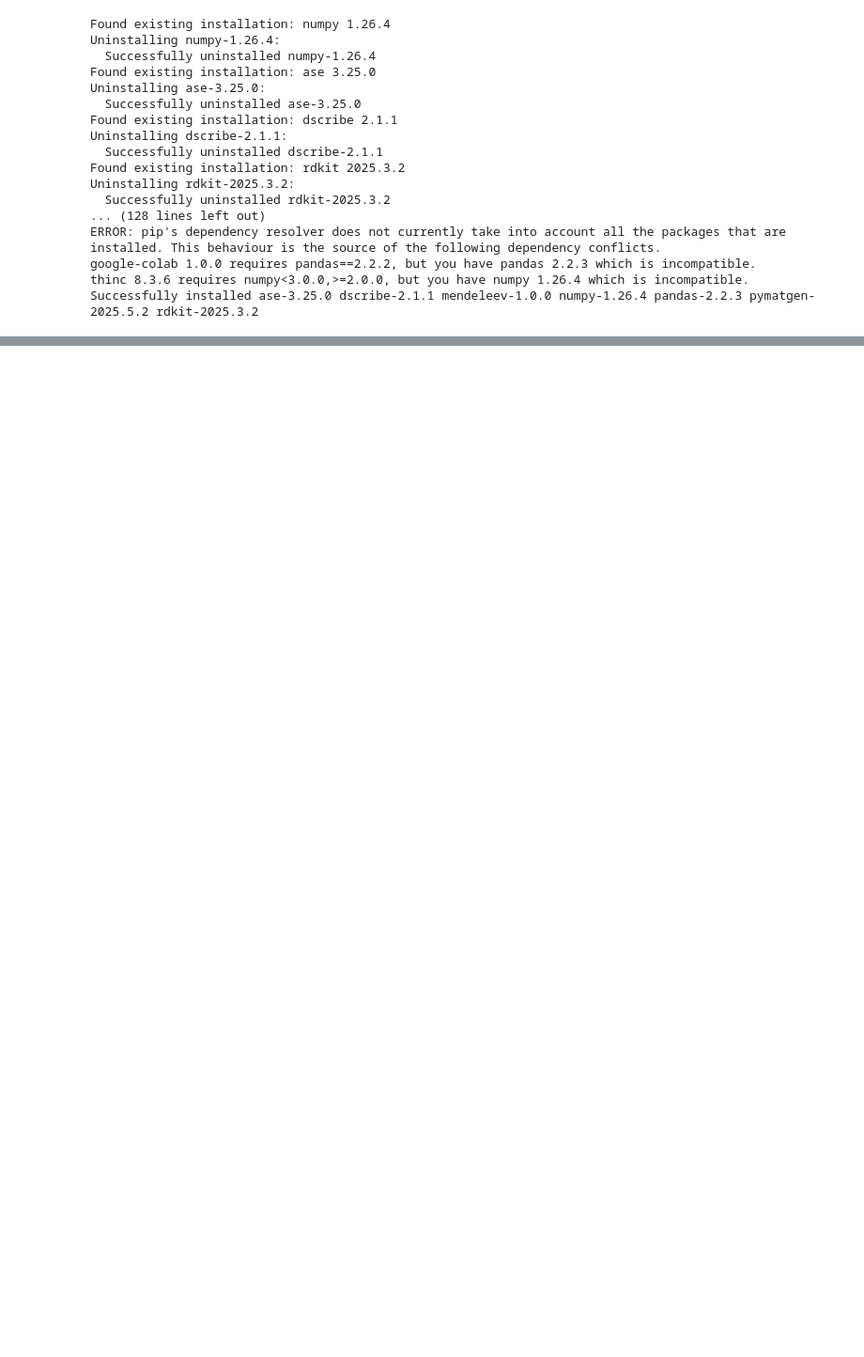
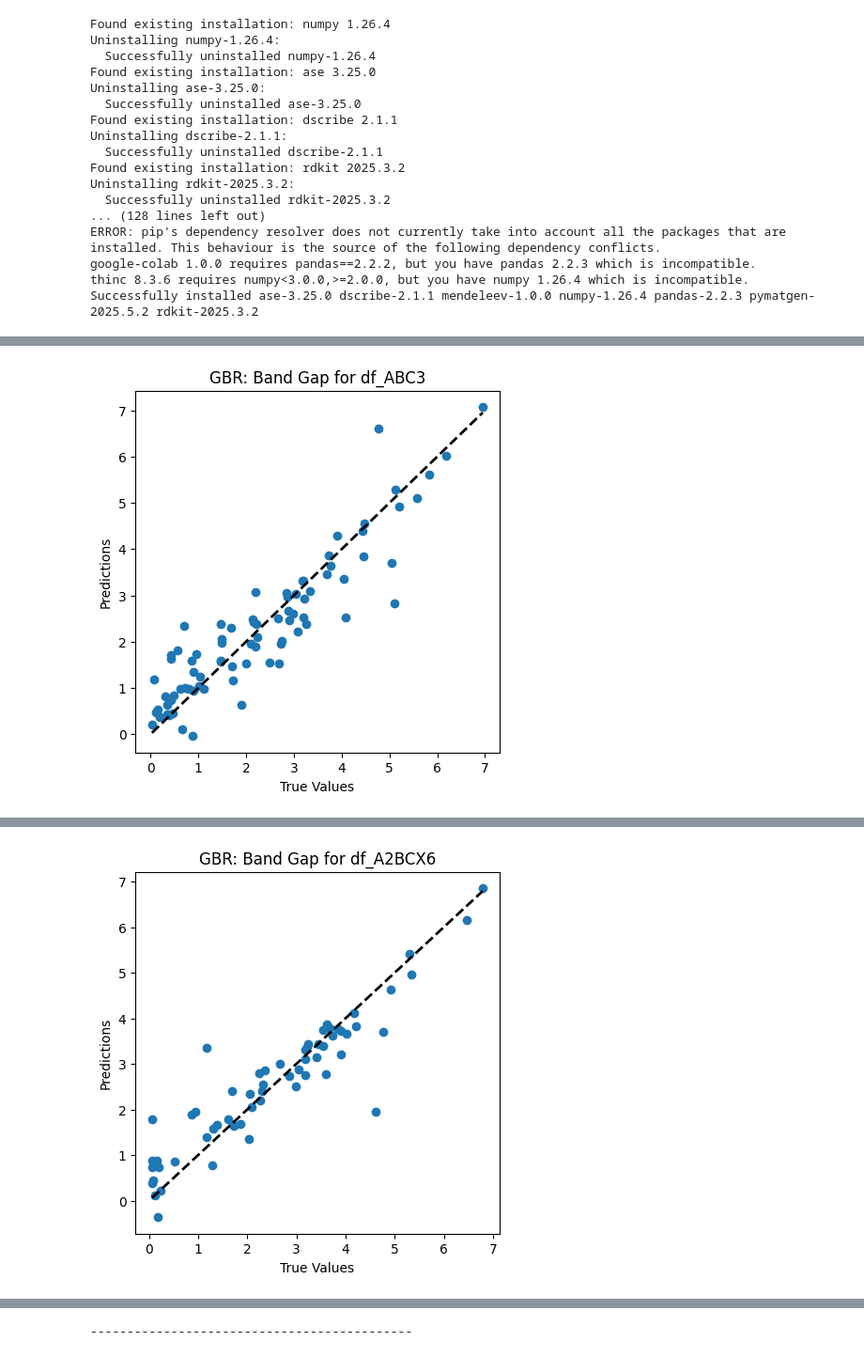
Before and after one commit to goetzdominik/Digichem, a Jupyter notebook: digichem_combined_24_05_2025.ipynb, the cells around one changed output, grey strips where cells are left out. Shown at 94% size. Saved outputs shown, nothing was run; the diff lists cells and outputs as text; code cells hidden in the pictures; blank space fills up the shorter version.

```diff
--- a/digichem_combined_24_05_2025.ipynb
+++ b/digichem_combined_24_05_2025.ipynb
@@ -674,11 +750,15 @@ from sklearn.model_selection import GridSearchCV
 # %%
-# Assign the 'band_gap' column to y and drop it from X
-y = dfs_with_properties[2]['band_gap']
-X = dfs_with_properties[2].drop('band_gap', axis=1)
+#define function to get X and y from a dataframe
+def get_X_y(df):
+  # Assign the 'band_gap' column to y and drop it from X
+  y = df['band_gap']
+  X = df.drop('band_gap', axis=1)
 
-#drop the irrelevant columns for the model (maybe move this to dataframe creation later)
-X = X.drop('formula_pretty', axis=1)
-X = X.drop('elements', axis=1)
+  #drop the irrelevant columns for the model (maybe move this to dataframe creation later)
+  X = X.drop('formula_pretty', axis=1)
+  X = X.drop('elements', axis=1)
+  X = X.drop('structure.sites', axis=1)
 
-#temporarily also drop SOAPS for testing
-X = X.drop('soap', axis=1)
+  #temporarily also drop SOAPS for testing
+  #X = X.drop('soap', axis=1)
+  return X, y
@@ -781,0 +765,54 @@ OSError: dlopen() error
+# %%
+#loop over all dataframes and train model GBR (takes approx 2 min per dataframe)
+counter = 0
+for df in dfs_with_properties:
+  X, y = get_X_y(df)
+  # Model 1 - Gradient boosting regression (GBR)
+  from sklearn.ensemble import GradientBoostingRegressor
+  X_train1, X_test1, y_train1, y_test1 = train_test_split( X, y, test_size=0.1, random_state=9)
+  gbr = GridSearchCV (GradientBoostingRegressor (),{
+      'n_estimators': [2000], 'max_depth': [2], 'min_samples_split': [2], 'learning_rate': [0.1],
+      'loss': ['squared_error'], 'random_state':[72]}, cv=5)
+  gbr.fit(X_train1, y_train1)
+  y_predicted1 = gbr.predict(X_test1)
+  gbr_score = gbr.score(X_train1,y_train1)
+  gbr_score1 = gbr.score(X_test1,y_test1)
+
+  #calculate permutation based feature importance only for df_total
+  if df_names[counter] == 'df_total':
+
+    results = permutation_importance(gbr, X_test1, y_test1, n_repeats=10, random_state=42)
+    importances = results.importances_mean
+    feature_names = X_test1.columns
+
+    importance_df_GBR = pd.DataFrame({
+        'Feature': feature_names,
+        'Importance': importances
+    })
+
+#print results + scatterplot
+  print('--------------------------------------------')
+  print('For dataframe:', df_names[counter])
+  print('GBR Model| R2 sq on train set: %.4f'% gbr_score)
+  print('GBR Model| R2 sq on test set: %.4f'% gbr_score1)
+  print("GBR Model| MSE on test set: %.4f"% mean_squared_error(y_test1, y_predicted1))
+  print("GBR Model| MAE on test set: %.4f"% mean_absolute_error(y_test1, y_predicted1))
+
+  plt.figure(figsize=(5, 5))
+  plt.plot([y_test1.min(), y_test1.max()], [y_test1.min(), y_test1.max()], 'k--', lw=2)
+  plt.scatter(y_test1, y_predicted1)
+  plt.xlabel("True Values")
+  plt.ylabel("Predictions")
+  plt.title("GBR: Band Gap for " + df_names[counter])
+  plt.savefig(df_names[counter] + "_GBR_band_gap.png", dpi=300)
+  plt.show()
+
+  print('--------------------------------------------')
+  counter += 1
+
+#output jonas:  (sehr nahe an paper werten, minimal schlechter)
+#GBR Model| R2 sq on train set: 0.9901
+#GBR Model| R2 sq on test set: 0.7818
+#GBR Model| MSE on test set: 0.5364
+#GBR Model| MAE on test set: 0.5369
+# %% [output]
@@ -781,0 +825 @@ OSError: dlopen() error
+[figure, added]
@@ -781,0 +833 @@ OSError: dlopen() error
+[figure, added]
@@ -781,0 +858 @@ OSError: dlopen() error
+--------------------------------------------
```
Also changed, not shown: parts of 24 cells of this notebook.
